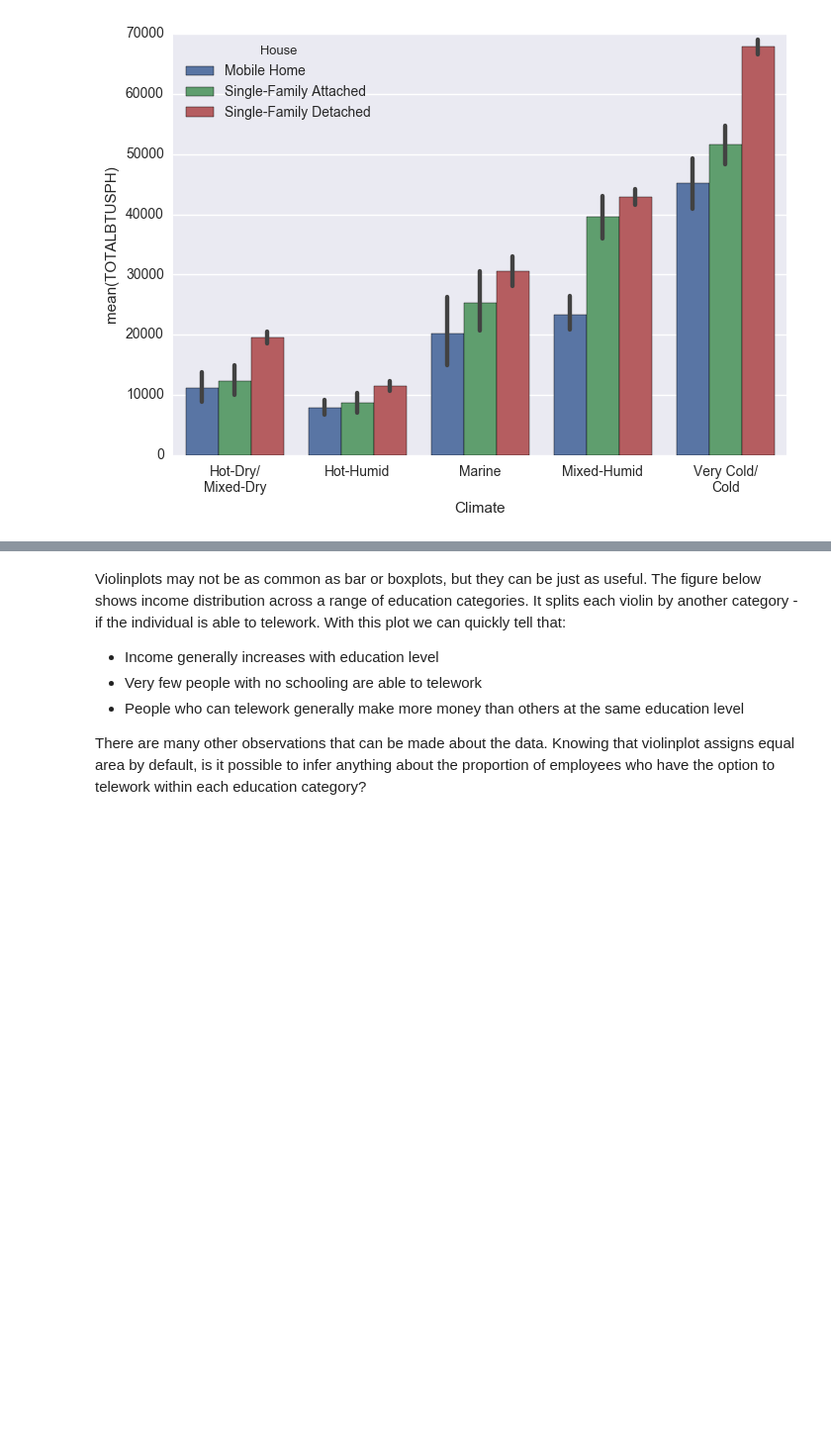
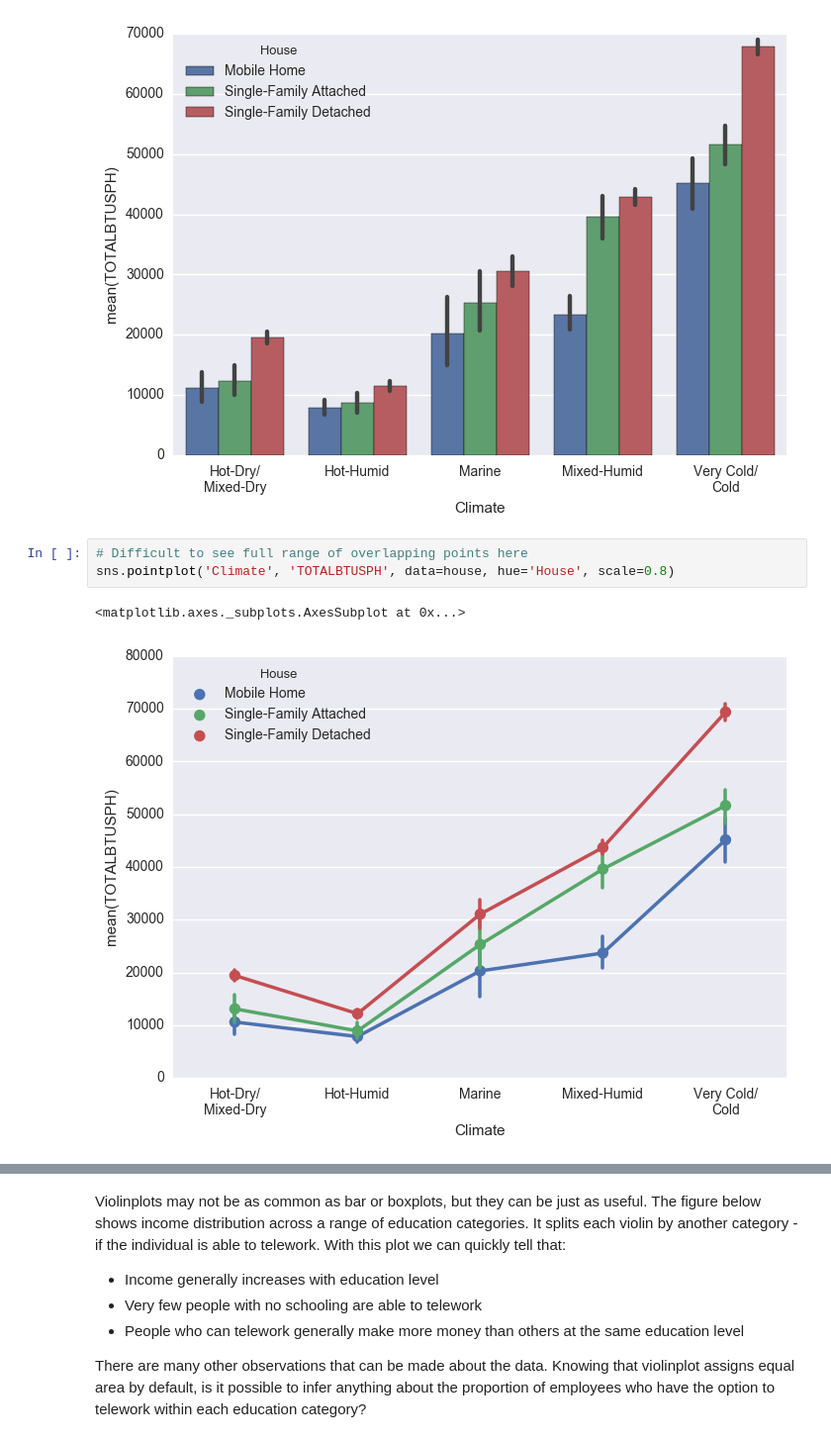
Before and after one commit to gschivley/Visualization-tutorial, a Jupyter notebook: Visualization tutorial.ipynb, the cells around one changed output, grey strips where cells are left out. Shown at 99% size. Cells and saved outputs as stored; diff of their text form; blank space fills up the shorter version.

```diff
--- a/Visualization tutorial.ipynb
+++ b/Visualization tutorial.ipynb
@@ -175,4 +166,10 @@ sns.barplot('Climate', 'TOTALBTUSPH', data=house, hue='House')
 # %% [output]
 <matplotlib.axes._subplots.AxesSubplot at 0x...>
 [figure]
+# %%
+# Difficult to see full range of overlapping points here
+sns.pointplot('Climate', 'TOTALBTUSPH', data=house, hue='House', scale=0.8)
+# %% [output]
+<matplotlib.axes._subplots.AxesSubplot at 0x...>
+[figure, added]
 # %%
```
Also changed, not shown: parts of 29 cells of this notebook.
